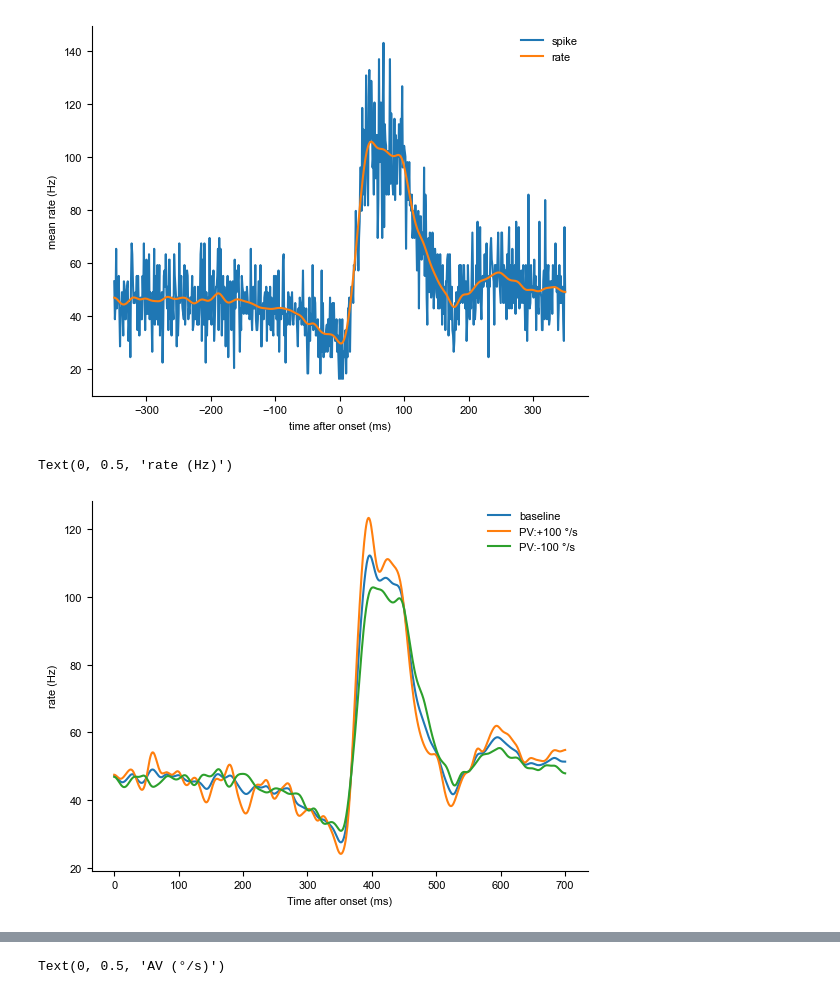
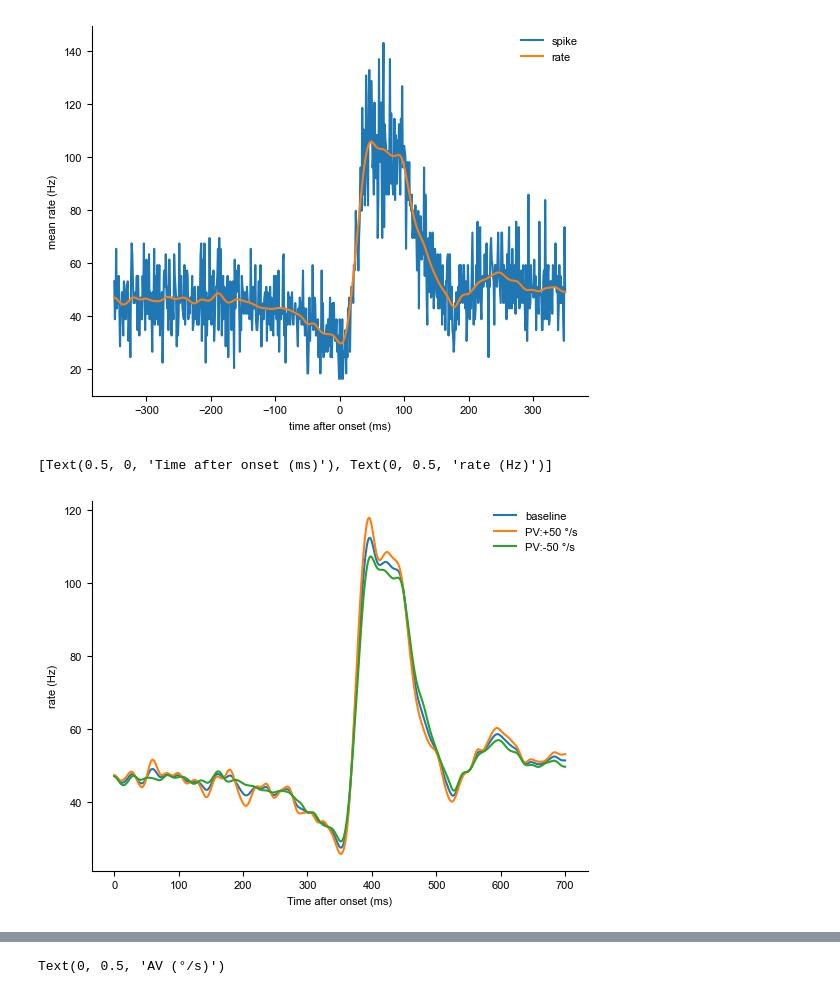
Before and after one commit to julianasdd/cbmanifold, a Jupyter notebook: notebooks/Manifold_analysis_example.ipynb, the cells around one changed output, grey strips where cells are left out. Cells and saved outputs as stored; diff of their text form; code cells hidden in the pictures.

```diff
--- a/notebooks/Manifold_analysis_example.ipynb
+++ b/notebooks/Manifold_analysis_example.ipynb
@@ -133,21 +133,21 @@ ax.legend()
 # %%
 # grand average of pv and av, from Markanday et al. 2023
 pv0 = 591.3913
 av0 = 352.6262
 
 # single parameter model
 params = np.vstack([pv]).T # should be n_trials x 2
 lm = cbmanifold.linear_model.generate_linear_model('pc3', rate, params, [pv0],output_type="dict")
 
-plt.plot(lm['rate'], label='baseline')
-plt.plot(lm['rate']+lm['drate'][0]*100, label='PV:+100 °/s')
-plt.plot(lm['rate']-lm['drate'][0]*100, label='PV:-100 °/s')
-plt.legend()
-plt.xlabel('Time after onset (ms)')
-plt.ylabel('rate (Hz)')
+_, ax = plt.subplots()
+ax.plot(lm['rate'], label='baseline')
+ax.plot(lm['rate']+lm['drate'][0]*50, label='PV:+50 °/s')
+ax.plot(lm['rate']-lm['drate'][0]*50, label='PV:-50 °/s')
+ax.legend()
+ax.set(xlabel='Time after onset (ms)', ylabel='rate (Hz)')
 # %% [output]
-Text(0, 0.5, 'rate (Hz)')
+[Text(0.5, 0, 'Time after onset (ms)'), Text(0, 0.5, 'rate (Hz)')]
-[figure, old version]
+[figure, new version]
 # %%
 # two parameter model
 params = np.vstack([pv, av]).T  # should be n_trials x 2
```
Also changed, not shown: parts of 4 cells of this notebook, 1 other file.
